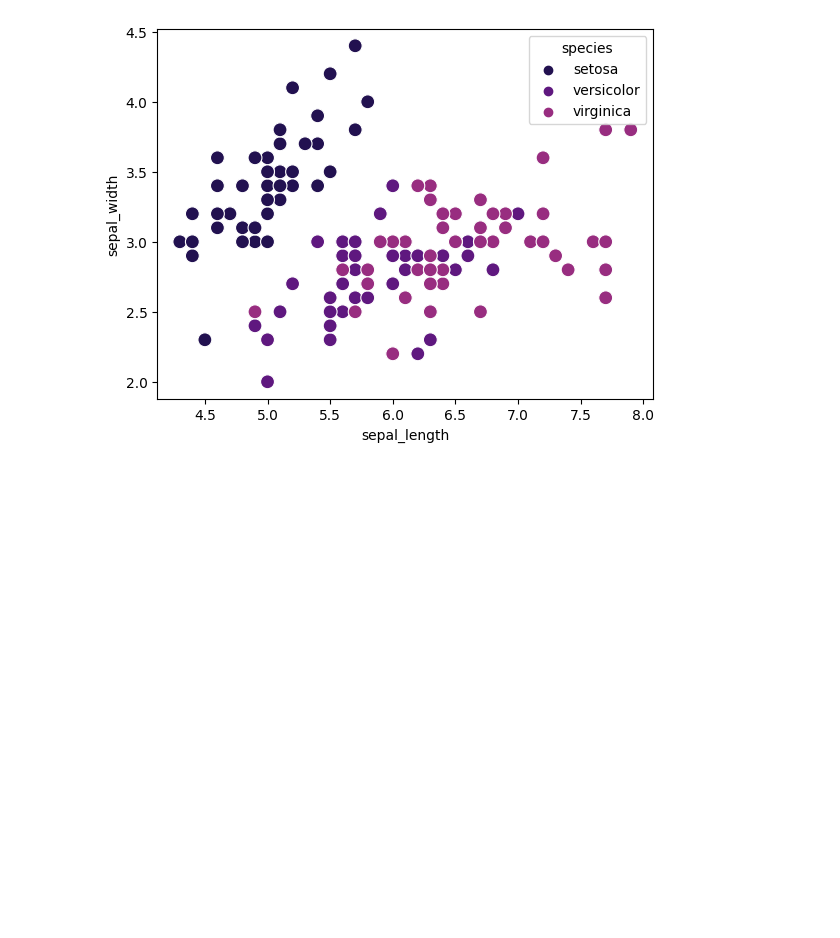
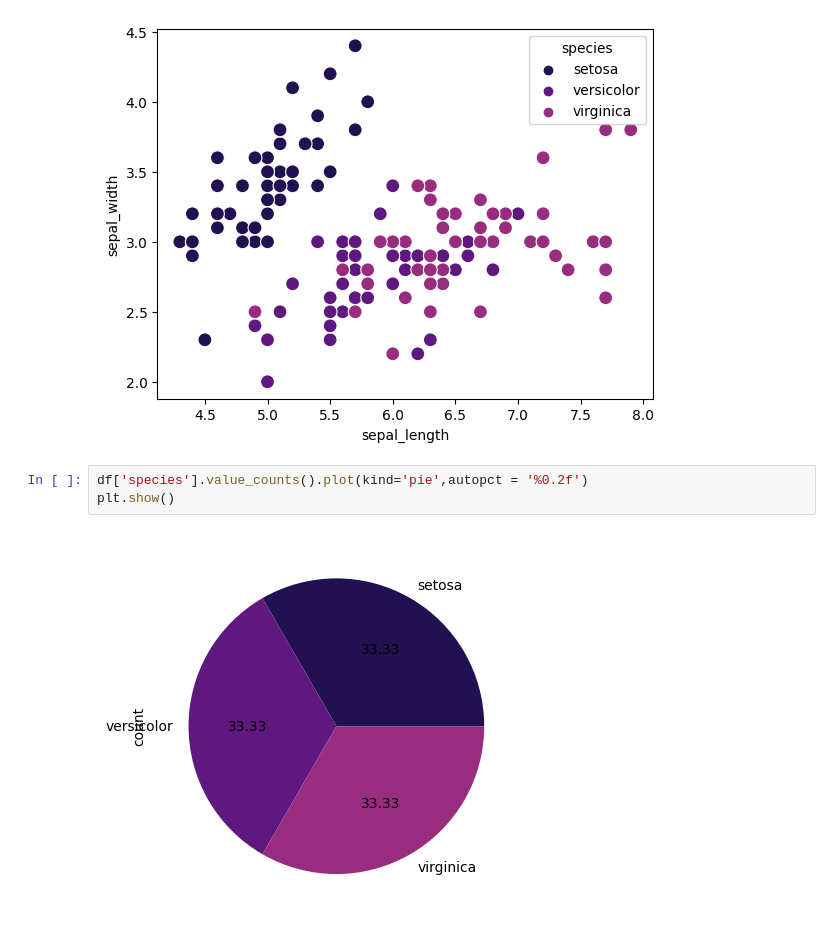
Before and after one commit to Mohji12/Geeks-For-Geeks-, a Jupyter notebook: Week2/Day5.ipynb, the cells around one changed output. Drawn from its saved outputs; the diff is of its cells as text; blank space fills up the shorter version.

```diff
--- a/Week2/Day5.ipynb
+++ b/Week2/Day5.ipynb
@@ -289,3 +289,8 @@ sns.scatterplot(data=df,x =df['sepal_length'],y = df['sepal_width'],hue=df['spec
 plt.show()
 # %% [output]
 [figure]
+# %%
+df['species'].value_counts().plot(kind='pie',autopct = '%0.2f')
+plt.show()
+# %% [output]
+[figure, added]
```
